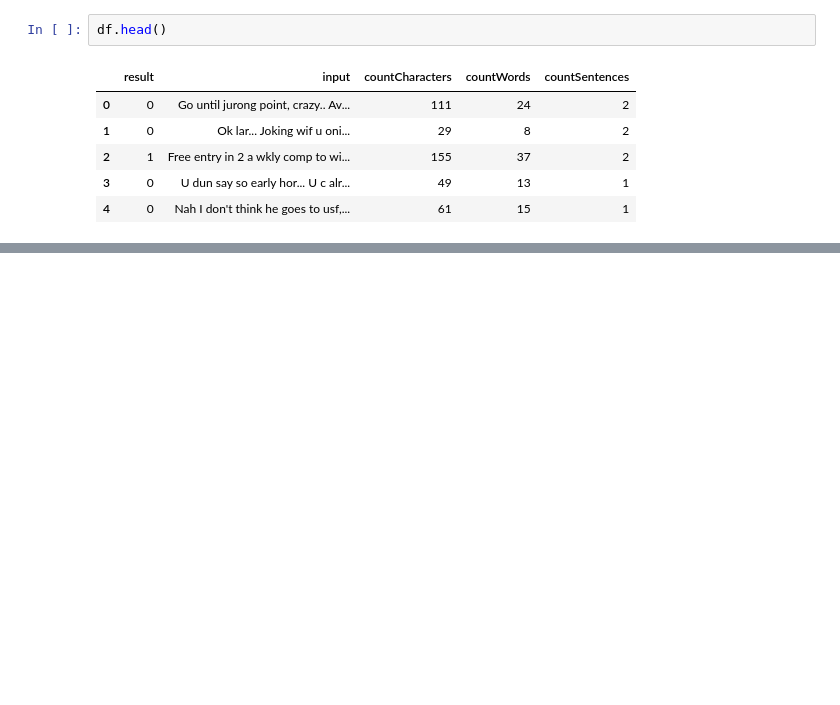
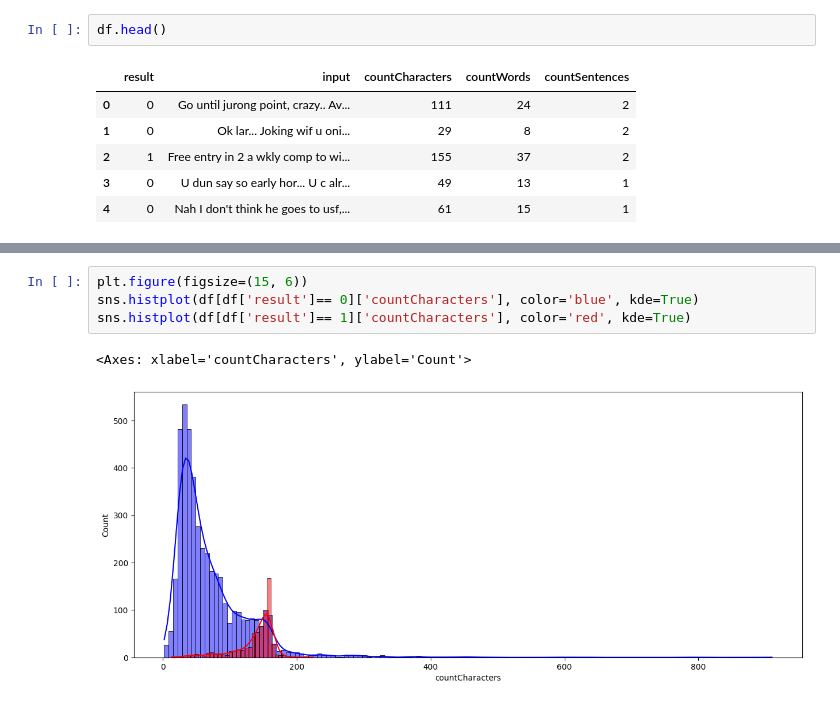
Before and after one commit to TheShyamTripathi/Spam_SMS, a Jupyter notebook: sms-detection.ipynb, the cells around one changed output, grey strips where cells are left out. Drawn from its saved outputs; the diff is of its cells as text; blank space fills up the shorter version.

```diff
--- a/sms-detection.ipynb
+++ b/sms-detection.ipynb
@@ -264,0 +257,7 @@ df.head()
+# %%
+plt.figure(figsize=(15, 6))
+sns.histplot(df[df['result']== 0]['countCharacters'], color='blue', kde=True)
+sns.histplot(df[df['result']== 1]['countCharacters'], color='red', kde=True)
+# %% [output]
+<Axes: xlabel='countCharacters', ylabel='Count'>
+[figure, added]
```
Also changed, not shown: parts of 16 cells of this notebook.
